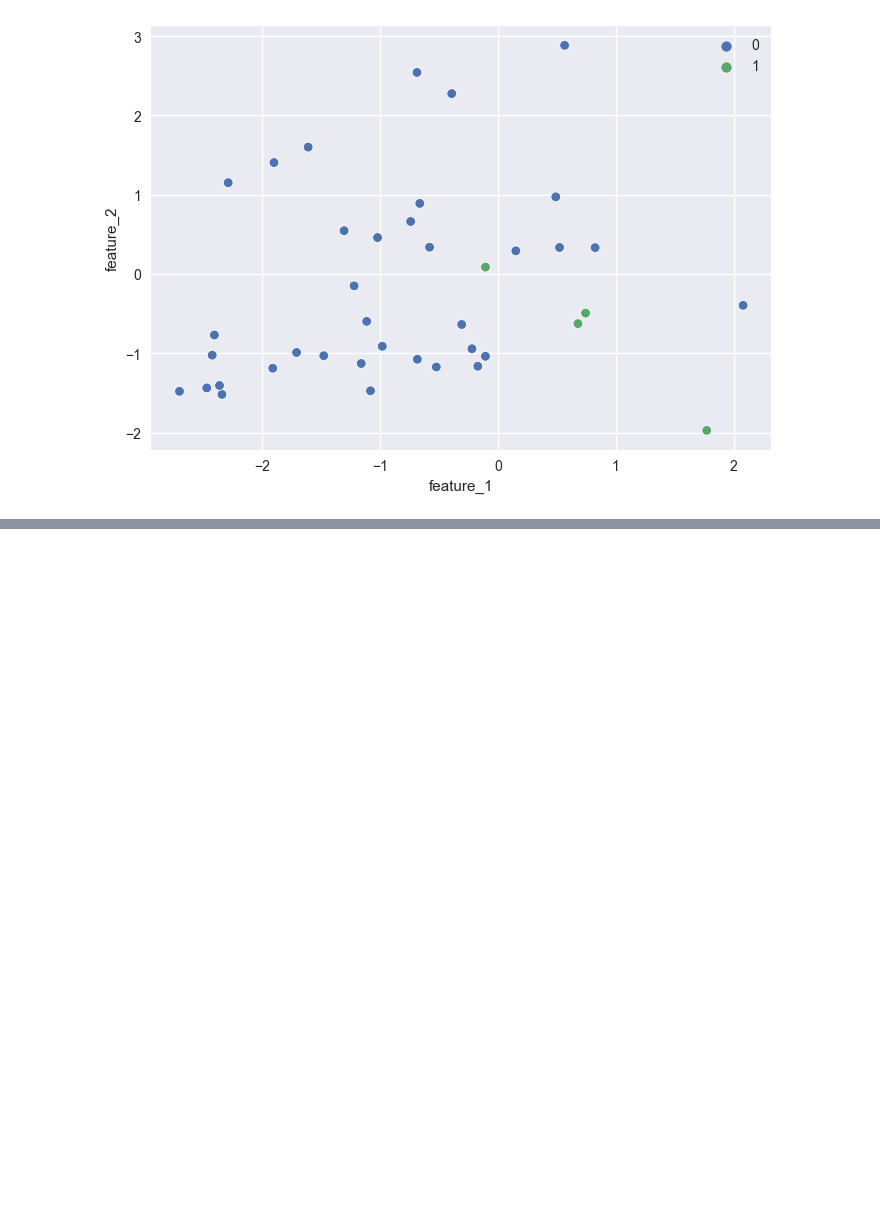
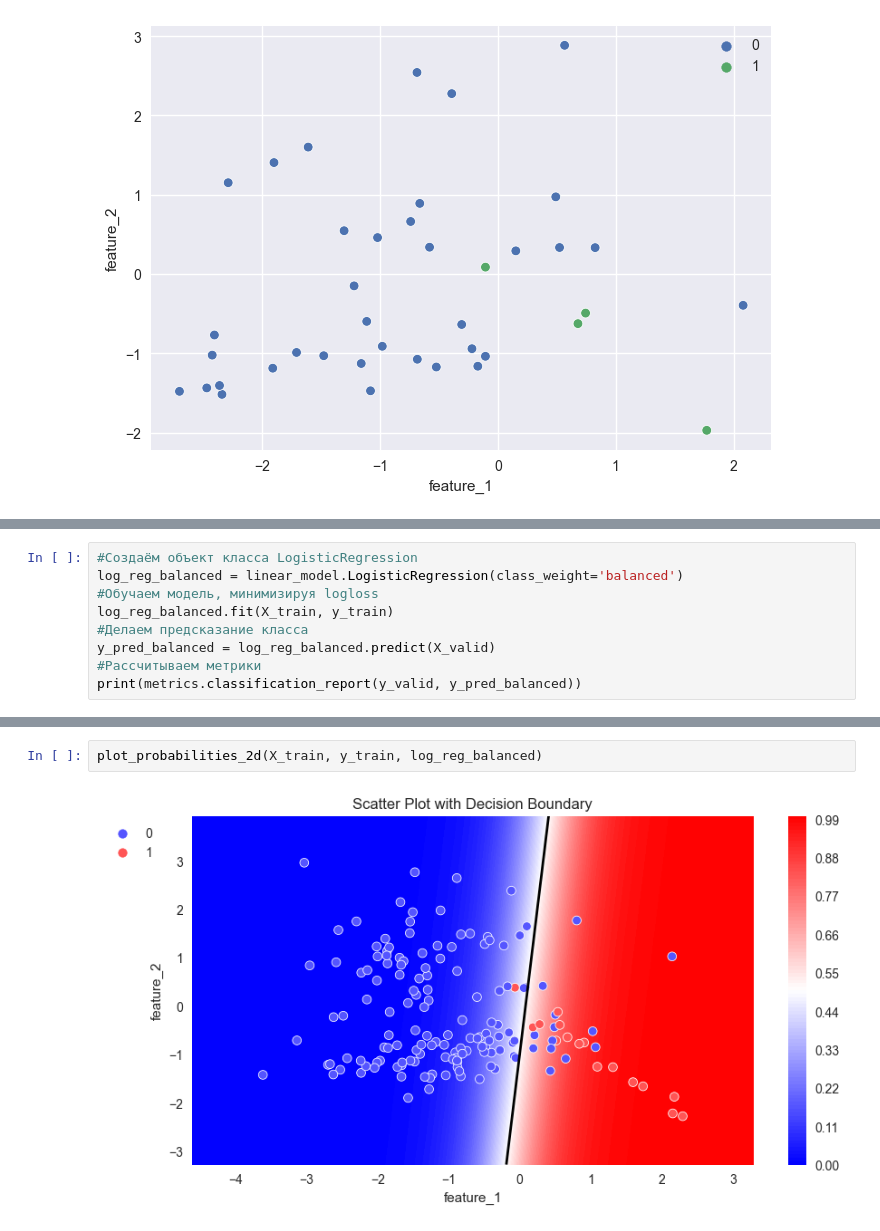
Before and after one commit to sergioschadenko/sf_data_science, a Jupyter notebook: ML_5_validation/validation_test_task.ipynb, the cells around one changed output, grey strips where cells are left out. Saved outputs shown, nothing was run; the diff lists cells and outputs as text; blank space fills up the shorter version.

```diff
--- a/ML_5_validation/validation_test_task.ipynb
+++ b/ML_5_validation/validation_test_task.ipynb
@@ -87,0 +89,9 @@ plot_probabilities_2d(X_valid, y_valid, log_reg)
+# %%
+#Создаём объект класса LogisticRegression
+log_reg_balanced = linear_model.LogisticRegression(class_weight='balanced')
+#Обучаем модель, минимизируя logloss
+log_reg_balanced.fit(X_train, y_train)
+#Делаем предсказание класса
+y_pred_balanced = log_reg_balanced.predict(X_valid)
+#Рассчитываем метрики
+print(metrics.classification_report(y_valid, y_pred_balanced))
@@ -87,0 +107,4 @@ plot_probabilities_2d(X_valid, y_valid, log_reg)
+# %%
+plot_probabilities_2d(X_train, y_train, log_reg_balanced)
+# %% [output]
+[figure, added]
```
Also changed, not shown: parts of 6 cells of this notebook, 1 other file.
